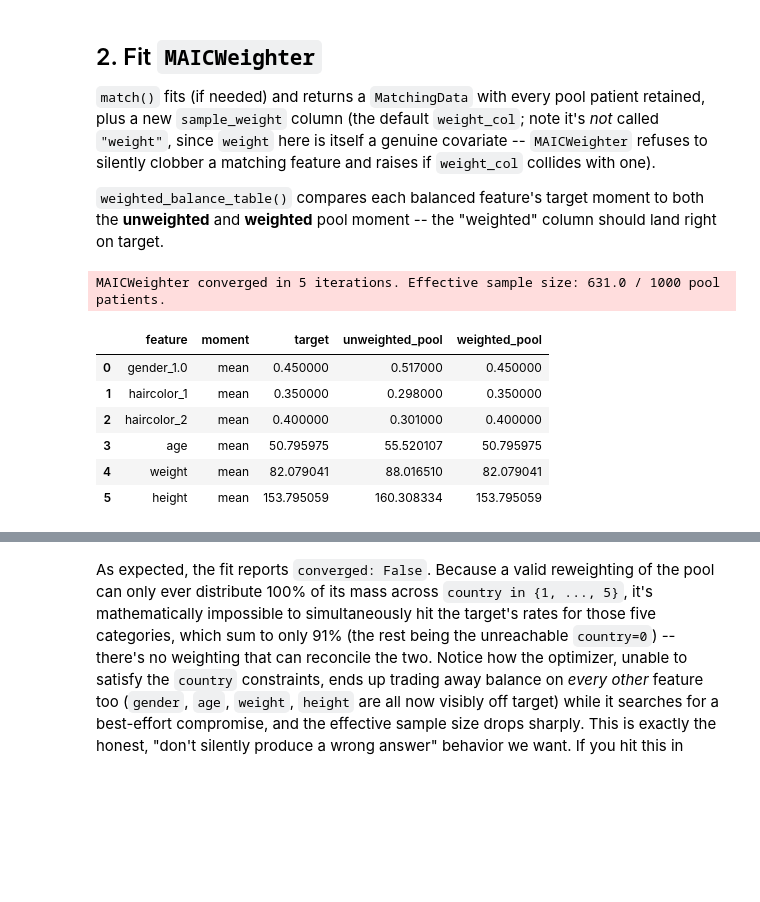
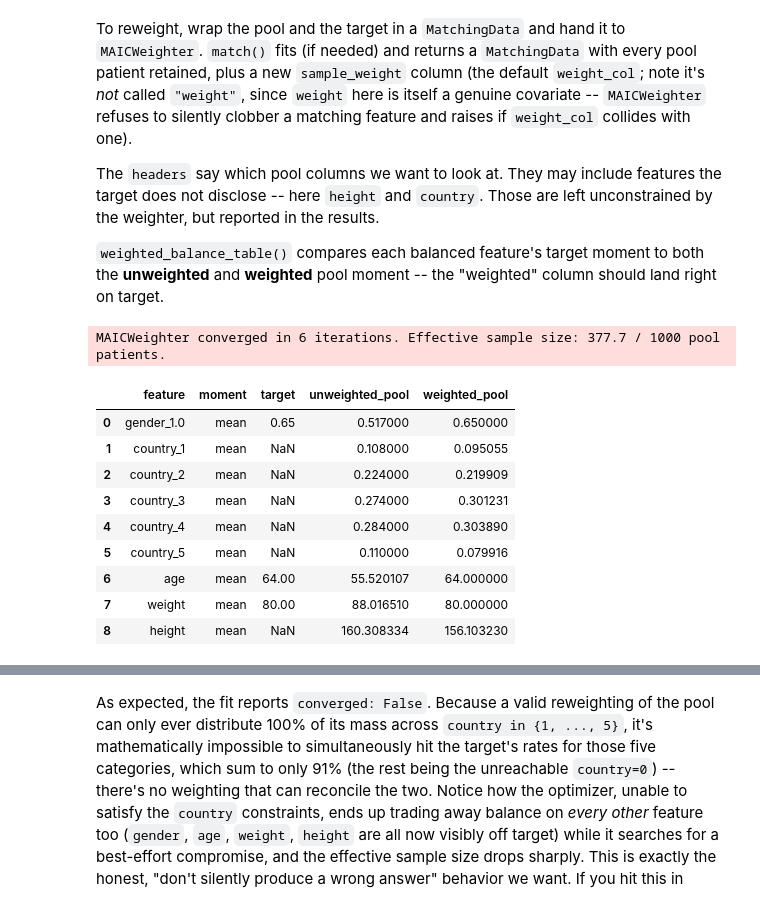
Before and after one commit to Bayer-Group/pybalance, a Jupyter notebook: sphinx/demos/maic_weighting.ipynb, the cells around one changed output, grey strips where cells are left out. Drawn from its saved outputs; the diff is of its cells as text; code cells hidden in the pictures; blank space fills up the shorter version.

```diff
--- a/sphinx/demos/maic_weighting.ipynb
+++ b/sphinx/demos/maic_weighting.ipynb
@@ -85,0 +64,4 @@ AggregateTarget (n=100)
+# %%
+m = generate_toy_dataset(n_pool=1000, n_target=0, seed=7)
+pool = m.get_population("pool").drop(columns=[m.population_col])
+pool.head()
@@ -85,0 +85,10 @@ AggregateTarget (n=100)
+# %%
+my_target = AggregateTarget(
+    n=250,
+    numeric={
+        "age": {"mean": 64.0},
+        "weight": {"mean": 80.0},
+    },
+    categoric={"gender": {0: 0.35, 1: 0.65}},
+)
+my_target
@@ -86,24 +102,33 @@ AggregateTarget (n=100)
 # %% [markdown]
-## 2. Fit `MAICWeighter`
-
+To reweight, wrap the pool and the target in a `MatchingData` and hand it to `MAICWeighter`.
 `match()` fits (if needed) and returns a `MatchingData` with every pool patient retained, plus a
 new `sample_weight` column (the default `weight_col`; note it's *not* called `"weight"`, since
 `weight` here is itself a genuine covariate -- `MAICWeighter` refuses to silently clobber a
 matching feature and raises if `weight_col` collides with one).
 
+The `headers` say which pool columns we want to look at. They may include features the target does
+not disclose -- here `height` and `country`. Those are left unconstrained by the weighter, but
+reported in the results.
+
 `weighted_balance_table()` compares each balanced feature's target moment to both the
 **unweighted** and **weighted** pool moment -- the "weighted" column should land right on target.
 # %%
+headers = MatchingHeaders(numeric=["age", "weight", "height"], categoric=["gender", "country"])
+
+matching_data = MatchingData(pool=pool, target=my_target, headers=headers)
 weighter = MAICWeighter(matching_data, verbose=True)
 matched = weighter.match()
 
 weighted_balance_table(weighter)
 # %% [output]
-MAICWeighter converged in 5 iterations. Effective sample size: 631.0 / 1000 pool patients.
+MAICWeighter converged in 6 iterations. Effective sample size: 377.7 / 1000 pool patients.
 |  | feature | moment | target | unweighted_pool | weighted_pool |
-| 0 | gender_1.0 | mean | 0.450000 | 0.517000 | 0.450000 |
-| 1 | haircolor_1 | mean | 0.350000 | 0.298000 | 0.350000 |
-| 2 | haircolor_2 | mean | 0.400000 | 0.301000 | 0.400000 |
-| 3 | age | mean | 50.795975 | 55.520107 | 50.795975 |
-| 4 | weight | mean | 82.079041 | 88.016510 | 82.079041 |
-| 5 | height | mean | 153.795059 | 160.308334 | 153.795059 |
+| 0 | gender_1.0 | mean | 0.65 | 0.517000 | 0.650000 |
+| 1 | country_1 | mean | NaN | 0.108000 | 0.095055 |
+| 2 | country_2 | mean | NaN | 0.224000 | 0.219909 |
+| 3 | country_3 | mean | NaN | 0.274000 | 0.301231 |
+| 4 | country_4 | mean | NaN | 0.284000 | 0.303890 |
+| 5 | country_5 | mean | NaN | 0.110000 | 0.079916 |
+| 6 | age | mean | 64.00 | 55.520107 | 64.000000 |
+| 7 | weight | mean | 80.00 | 88.016510 | 80.000000 |
+| 8 | height | mean | NaN | 160.308334 | 156.103230 |
```
Also changed, not shown: parts of 29 cells of this notebook, 6 other files.
